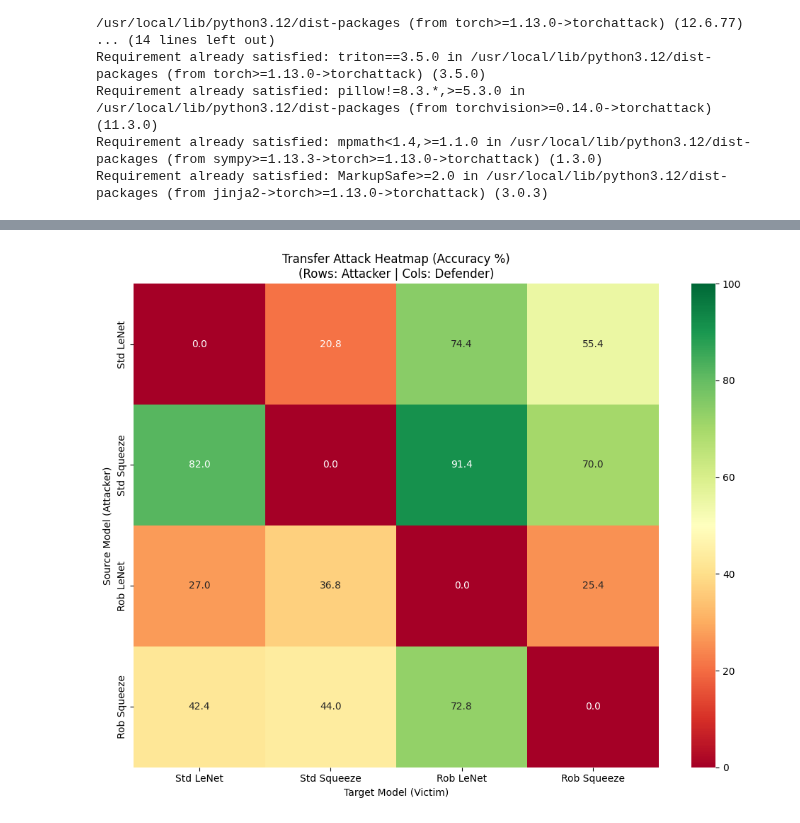
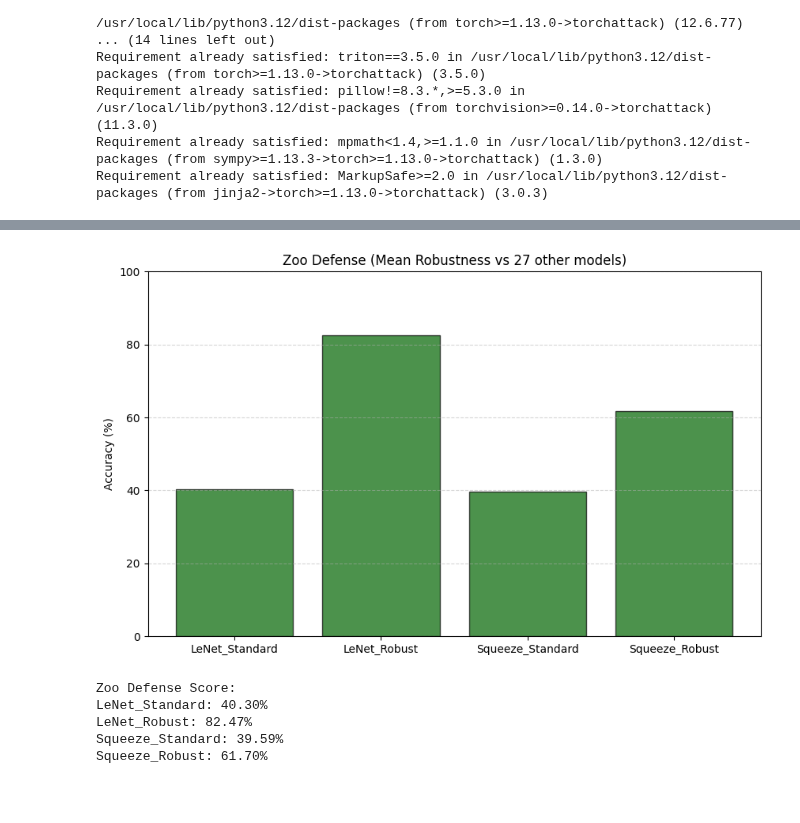
Before and after one commit to vm2781/adversarial_attacks, a Jupyter notebook: model_adversarial_analysis.ipynb, the cells around one changed output, grey strips where cells are left out. Drawn from its saved outputs; the diff is of its cells as text; code cells hidden in the pictures; blank space fills up the shorter version.

```diff
--- a/model_adversarial_analysis.ipynb
+++ b/model_adversarial_analysis.ipynb
@@ -201,10 +348,17 @@ plt.show()
 # %%
+x = np.arange(len(focus_models_names))
+width = 0.35
+
 plt.figure(figsize=(10, 6))
-plt.bar(x, zoo_defense_scores, color='orange', alpha=0.7, edgecolor='black')
-plt.xticks(x, names, rotation=15)
+plt.bar(x, clean_accs, color='blue', alpha=0.7, edgecolor='black')
+plt.xticks(x, focus_models_names)
 plt.ylabel("Accuracy (%)")
-plt.title("Zoo Defense (Accuracy vs Attacks from Other Zoo Models)")
+plt.title("Baseline Clean Accuracy")
 plt.ylim(0, 100)
 plt.grid(axis='y', linestyle='--', alpha=0.5)
 plt.show()
+
+print("Baseline Clean Accuracy:")
+for n, c in zip(focus_models_names, clean_accs):
+    print(f"{n}: {c:.2f}%")
 # %% [output]
@@ -212,10 +371,14 @@ plt.show()
 # %%
 plt.figure(figsize=(10, 6))
-plt.bar(x, blackbox_scores, color='purple', alpha=0.7, edgecolor='black')
-plt.xticks(x, names, rotation=15)
+plt.bar(x, whitebox_accs, color='red', alpha=0.7, edgecolor='black')
+plt.xticks(x, focus_models_names)
 plt.ylabel("Accuracy (%)")
-plt.title("Black-Box Defense (Accuracy vs External MNIST-Attacked PGD)")
+plt.title("White-box Accuracy (Self Attack)")
 plt.ylim(0, 100)
 plt.grid(axis='y', linestyle='--', alpha=0.5)
 plt.show()
+
+print("White-box Accuracy:")
+for n, w in zip(focus_models_names, whitebox_accs):
+    print(f"{n}: {w:.2f}%")
 # %% [output]
@@ -223,11 +391,20 @@ plt.show()
 # %%
-plt.figure(figsize=(10, 8))
-sns.heatmap(matrix_acc, annot=True, fmt=".1f", cmap="RdYlGn", vmin=0, vmax=100,
-            xticklabels=names, yticklabels=names)
-plt.title("Transfer Attack Heatmap (Accuracy %)\n(Rows: Attacker | Cols: Defender)")
-plt.ylabel("Source Model (Attacker)")
-plt.xlabel("Target Model (Victim)")
-plt.tight_layout()
+plt.figure(figsize=(10, 6))
+plt.bar(x, zoo_defense_scores, color='darkgreen', alpha=0.7, edgecolor='black')
+plt.xticks(x, focus_models_names)
+plt.ylabel("Accuracy (%)")
+plt.title(f"Zoo Defense (Mean Robustness vs {n_models-1} other models)")
+plt.ylim(0, 100)
+plt.grid(axis='y', linestyle='--', alpha=0.5)
 plt.show()
+
+print("Zoo Defense Score:")
+for n, d in zip(focus_models_names, zoo_defense_scores):
+    print(f"{n}: {d:.2f}%")
 # %% [output]
-[figure, old version]
+[figure, new version]
+Zoo Defense Score:
+LeNet_Standard: 40.30%
+LeNet_Robust: 82.47%
+Squeeze_Standard: 39.59%
+Squeeze_Robust: 61.70%
```
Also changed, not shown: parts of 13 cells of this notebook.
